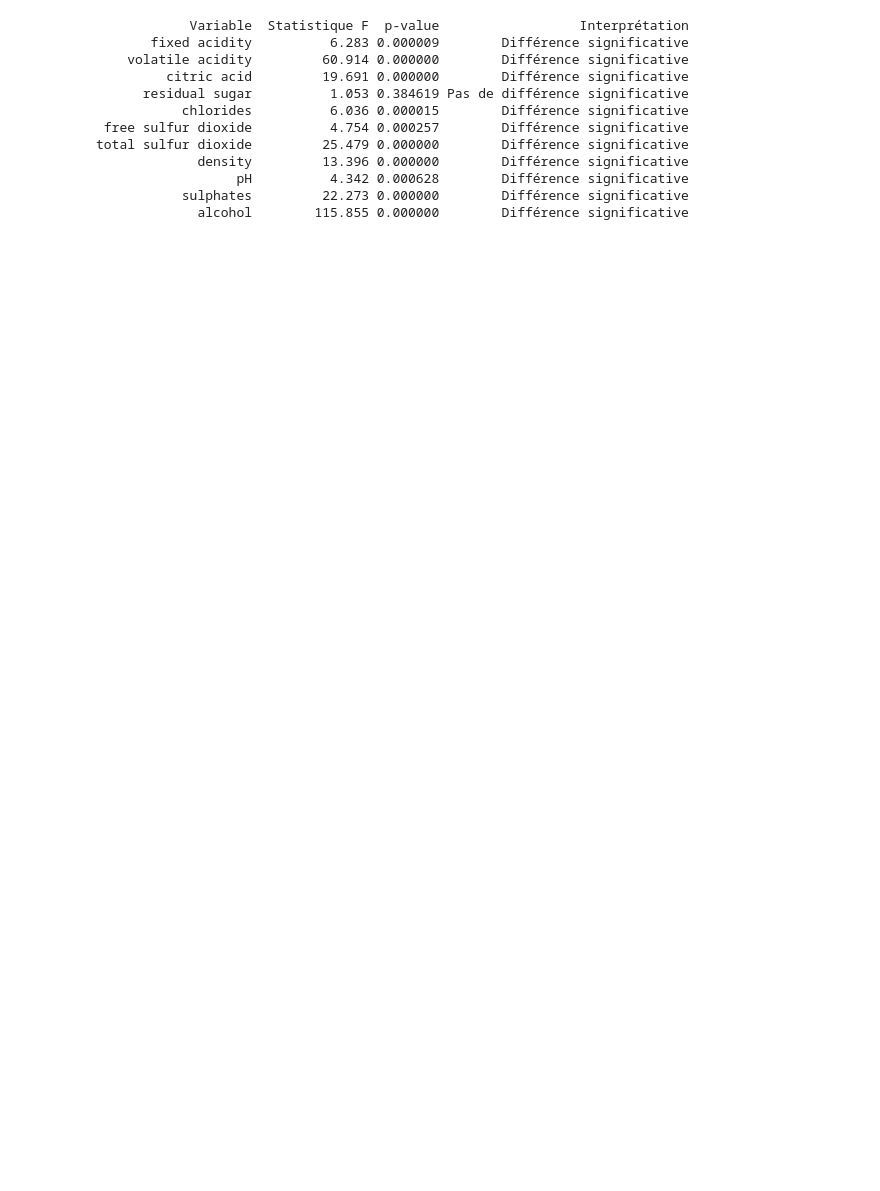
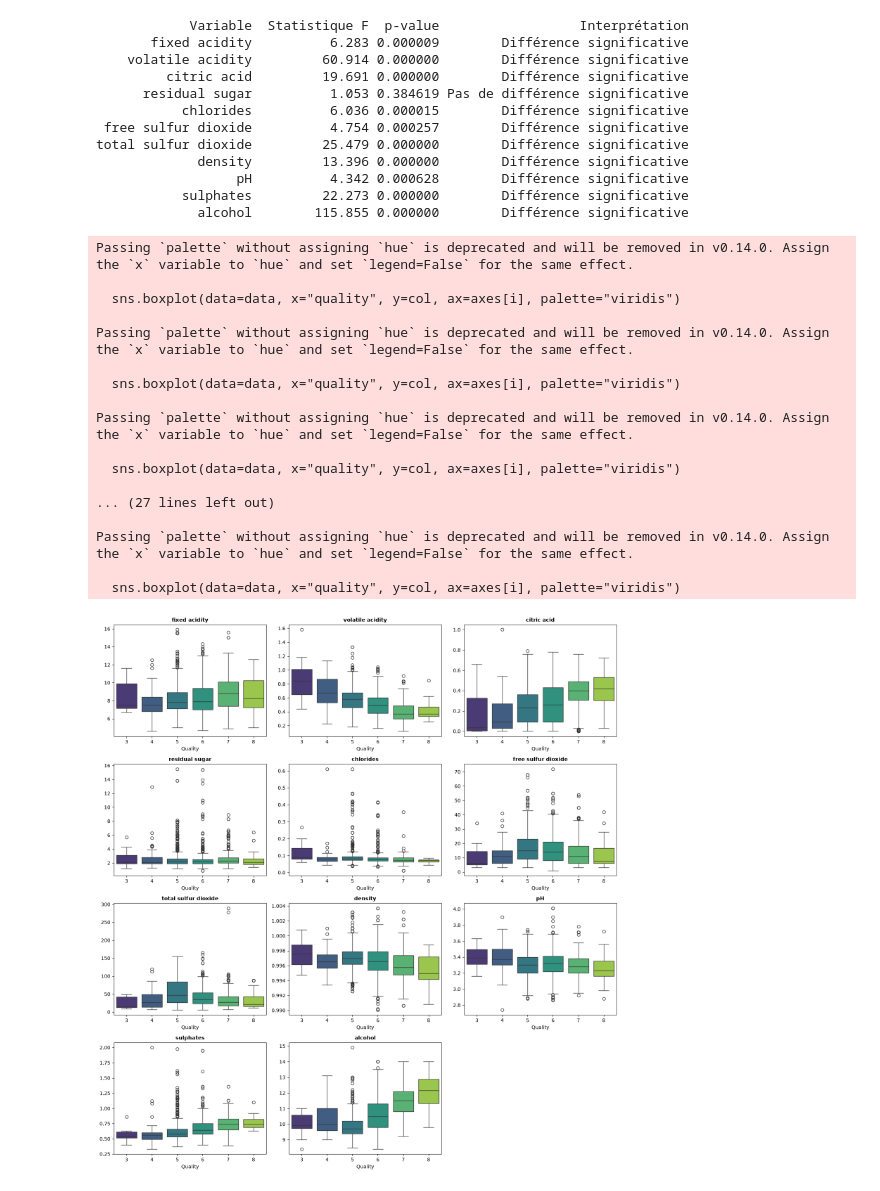
Before and after one commit to AHINON95/TP-ML, a Jupyter notebook: Exercice4.ipynb, the cells around one changed output. Saved outputs shown, nothing was run; the diff lists cells and outputs as text; code cells hidden in the pictures; blank space fills up the shorter version.

```diff
--- a/Exercice4.ipynb
+++ b/Exercice4.ipynb
@@ -227,3 +156,43 @@ total sulfur dioxide         25.479 0.000000        Différence significative
                   pH          4.342 0.000628        Différence significative
            sulphates         22.273 0.000000        Différence significative
              alcohol        115.855 0.000000        Différence significative
+# %%
+# Sélection des variables quantitatives
+num_cols = data.select_dtypes(include=["float64", "int64"]).columns
+
+# Création d'une grille 4x3
+fig, axes = plt.subplots(nrows=4, ncols=3, figsize=(15, 16))
+axes = axes.flatten()
+
+# Tracé d'un boxplot par variable
+for i, col in enumerate(num_cols):
+    sns.boxplot(data=data, x="quality", y=col, ax=axes[i], palette="viridis")
+    axes[i].set_title(col, fontsize=11, fontweight="bold")
+    axes[i].set_xlabel("Quality")
+    axes[i].set_ylabel("")
+
+# Suppression des axes inutilisés (12e emplacement)
+for j in range(len(num_cols), len(axes)):
+    fig.delaxes(axes[j])
+
+plt.tight_layout()
+plt.show()
+# %% [output]
+Passing `palette` without assigning `hue` is deprecated and will be removed in v0.14.0. Assign the `x` variable to `hue` and set `legend=False` for the same effect.
+
+  sns.boxplot(data=data, x="quality", y=col, ax=axes[i], palette="viridis")
+
+Passing `palette` without assigning `hue` is deprecated and will be removed in v0.14.0. Assign the `x` variable to `hue` and set `legend=False` for the same effect.
+
+  sns.boxplot(data=data, x="quality", y=col, ax=axes[i], palette="viridis")
+
+Passing `palette` without assigning `hue` is deprecated and will be removed in v0.14.0. Assign the `x` variable to `hue` and set `legend=False` for the same effect.
+
+  sns.boxplot(data=data, x="quality", y=col, ax=axes[i], palette="viridis")
+
+... (27 lines left out)
+
+Passing `palette` without assigning `hue` is deprecated and will be removed in v0.14.0. Assign the `x` variable to `hue` and set `legend=False` for the same effect.
+
+  sns.boxplot(data=data, x="quality", y=col, ax=axes[i], palette="viridis")
+[figure, added]
```
Also changed, not shown: parts of 2 cells of this notebook.
